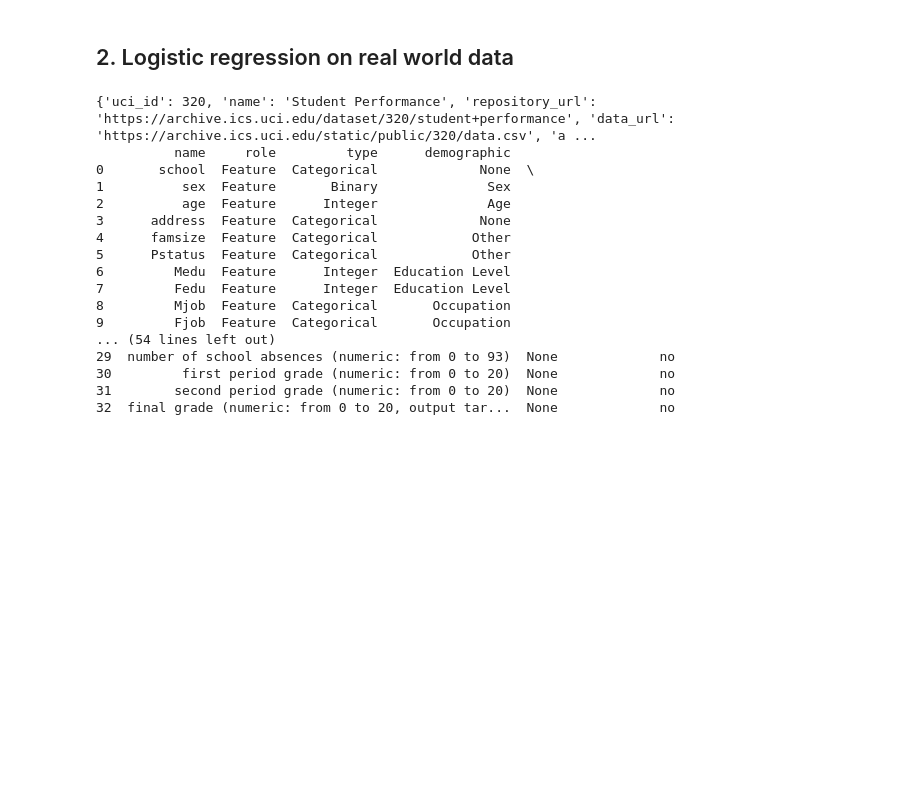
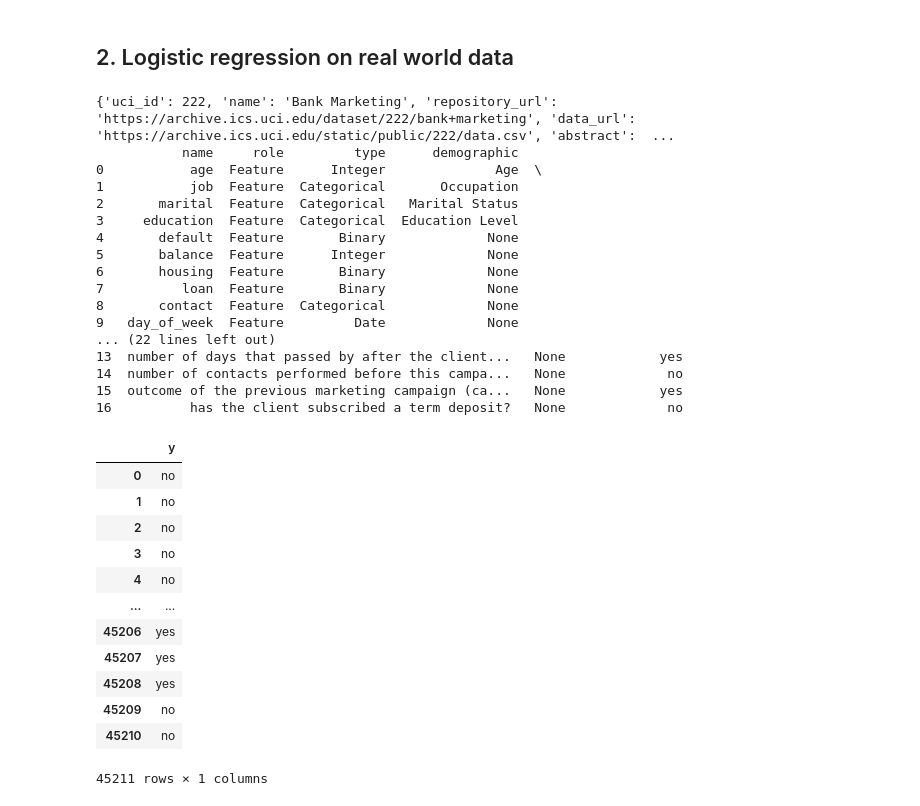
Before and after one commit to uvinduuu/EN3150-PatternRecognition, a Jupyter notebook: Assignment 2/Assognment02.ipynb, the cells around one changed output. Drawn from its saved outputs; the diff is of its cells as text; code cells hidden in the pictures; blank space fills up the shorter version.

```diff
--- a/Assignment 2/Assognment02.ipynb
+++ b/Assignment 2/Assognment02.ipynb
@@ -372,37 +372,59 @@ dtype: object
 ## 2. Logistic regression on real world data
 # %%
 from ucimlrepo import fetch_ucirepo
+import seaborn as sns
+import pandas as pd
+from sklearn.model_selection import train_test_split
+from sklearn.preprocessing import LabelEncoder
+from sklearn.linear_model import LogisticRegression
+from sklearn.metrics import accuracy_score
 
 # fetch dataset
-student_performance = fetch_ucirepo(id=320)
+bank_marketing = fetch_ucirepo(id=222)
 
 # data (as pandas dataframes)
-X = student_performance.data.features
-y = student_performance.data.targets
+X = bank_marketing.data.features
+y = bank_marketing.data.targets
 
 # metadata
-print(student_performance.metadata)
+print(bank_marketing.metadata)
 
 # variable information
-print(student_performance.variables)
+print(bank_marketing.variables)
 # %% [output]
-{'uci_id': 320, 'name': 'Student Performance', 'repository_url': 'https://archive.ics.uci.edu/dataset/320/student+performance', 'data_url': 'https://archive.ics.uci.edu/static/public/320/data.csv', 'a ...
-          name     role         type      demographic
-0       school  Feature  Categorical             None  \
-1          sex  Feature       Binary              Sex
-2          age  Feature      Integer              Age
-3      address  Feature  Categorical             None
-4      famsize  Feature  Categorical            Other
-5      Pstatus  Feature  Categorical            Other
-6         Medu  Feature      Integer  Education Level
-7         Fedu  Feature      Integer  Education Level
-8         Mjob  Feature  Categorical       Occupation
-9         Fjob  Feature  Categorical       Occupation
-... (54 lines left out)
-29  number of school absences (numeric: from 0 to 93)  None             no
-30         first period grade (numeric: from 0 to 20)  None             no
-31        second period grade (numeric: from 0 to 20)  None             no
-32  final grade (numeric: from 0 to 20, output tar...  None             no
+{'uci_id': 222, 'name': 'Bank Marketing', 'repository_url': 'https://archive.ics.uci.edu/dataset/222/bank+marketing', 'data_url': 'https://archive.ics.uci.edu/static/public/222/data.csv', 'abstract':  ...
+           name     role         type      demographic
+0           age  Feature      Integer              Age  \
+1           job  Feature  Categorical       Occupation
+2       marital  Feature  Categorical   Marital Status
+3     education  Feature  Categorical  Education Level
+4       default  Feature       Binary             None
+5       balance  Feature      Integer             None
+6       housing  Feature       Binary             None
+7          loan  Feature       Binary             None
+8       contact  Feature  Categorical             None
+9   day_of_week  Feature         Date             None
+... (22 lines left out)
+13  number of days that passed by after the client...   None            yes
+14  number of contacts performed before this campa...   None             no
+15  outcome of the previous marketing campaign (ca...   None            yes
+16          has the client subscribed a term deposit?   None             no
+# %%
+y
+# %% [output]
+|  | y |
+| 0 | no |
+| 1 | no |
+| 2 | no |
+| 3 | no |
+| 4 | no |
+| ... | ... |
+| 45206 | yes |
+| 45207 | yes |
+| 45208 | yes |
+| 45209 | no |
+| 45210 | no |
+45211 rows × 1 columns
 # %%
 import matplotlib.pyplot as plt
 
```
Also changed, not shown: parts of 3 cells of this notebook.
